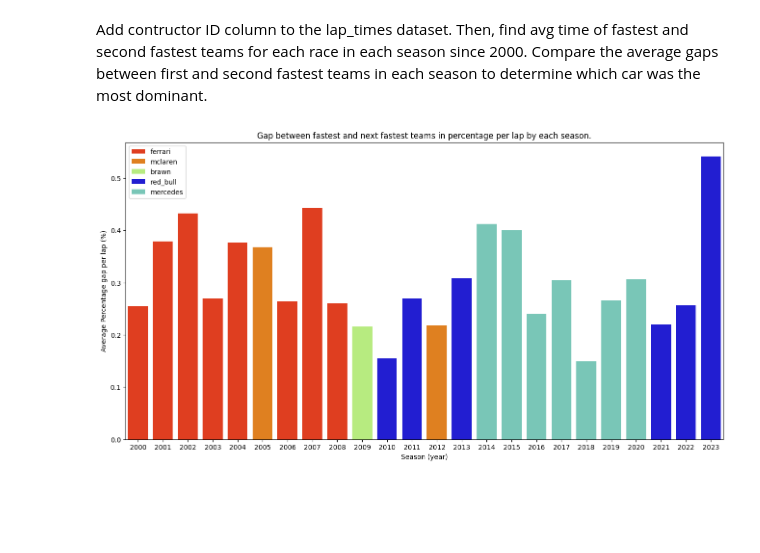
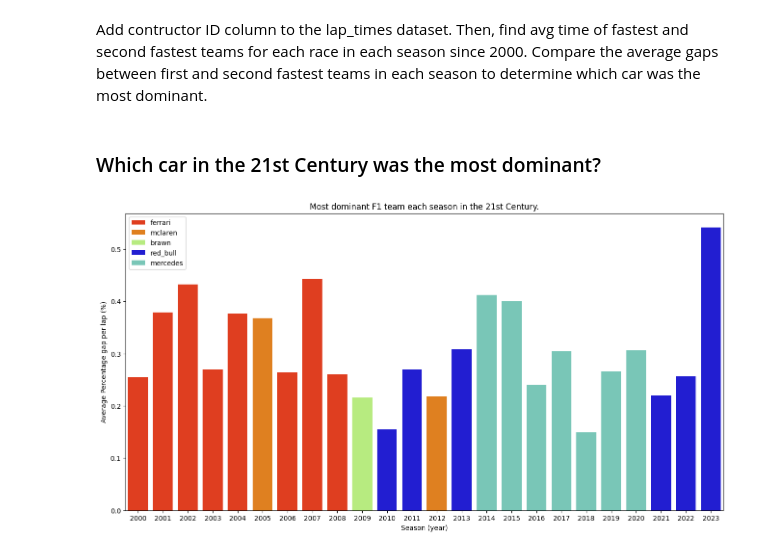
Before and after one commit to MatthewFoster02/The-Formula-Behind-Formula-1-Driven-By-Data, a Jupyter notebook: src/average_laptime.ipynb, the cells around one changed output. Cells and saved outputs as stored; diff of their text form; code cells hidden in the pictures; blank space fills up the shorter version.

Commit message:
small changes to plot titles

```diff
--- a/src/average_laptime.ipynb
+++ b/src/average_laptime.ipynb
@@ -182,14 +182,16 @@ colours = {
     'red_bull': '#0600EF',
     'mercedes': '#6CD3BF'
 }
+# %% [markdown]
+### Which car in the 21st Century was the most dominant?
 # %%
 plt.figure(figsize=(16, 8))
 sns.barplot(x='year', y='gap_percent', data=avg_gap_per_year, hue='fastest_team', palette=colours, width=0.8, dodge=False)
 
 plt.xlabel('Season (year)')
 plt.ylabel('Average Percentage gap per lap (%)')
-plt.title('Gap between fastest and next fastest teams in percentage per lap by each season.')
+plt.title('Most dominant F1 team each season in the 21st Century.')
 plt.legend(loc='upper left')
 plt.show()
 # %% [output]
-[figure, old version]
+[figure, new version]
```
